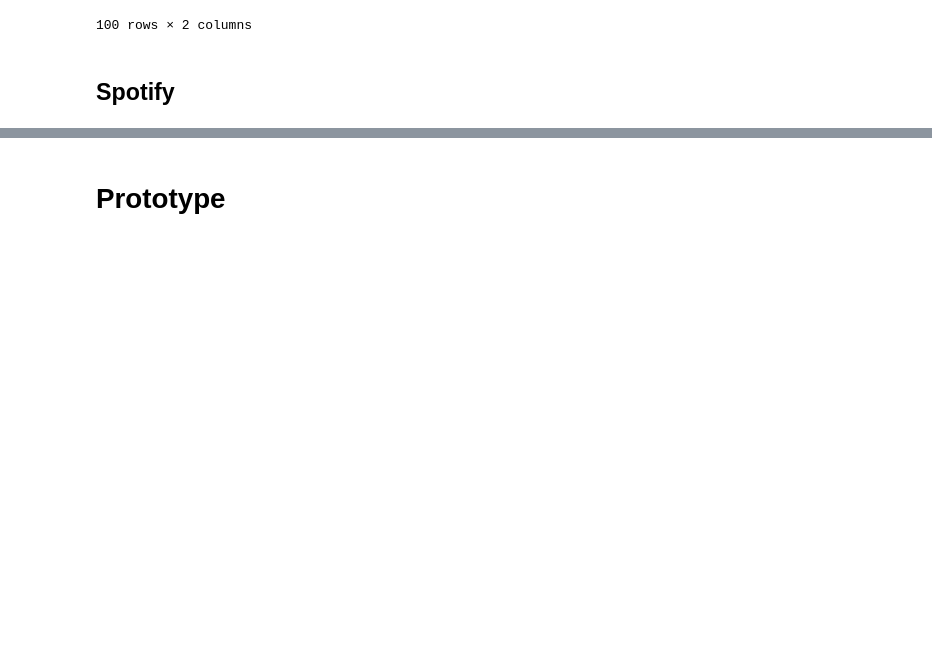
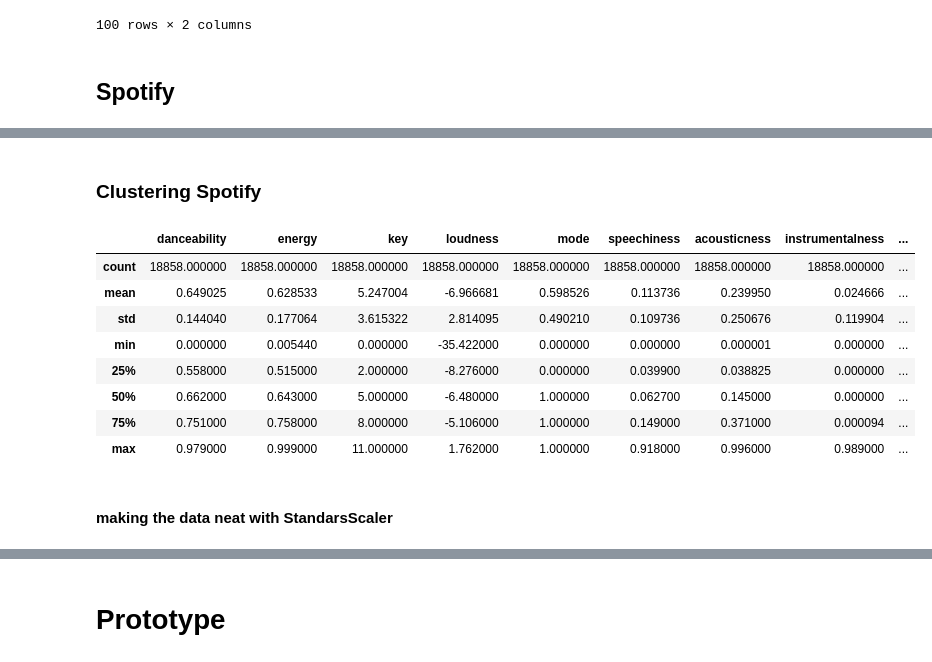
Before and after one commit to Salevo/Gnoosic, a Jupyter notebook: Prototyp App.ipynb, the cells around one changed output, grey strips where cells are left out. Saved outputs shown, nothing was run; the diff lists cells and outputs as text; code cells hidden in the pictures; blank space fills up the shorter version.

```diff
--- a/Prototyp App.ipynb
+++ b/Prototyp App.ipynb
@@ -78,0 +85,2 @@ len(Spotify)
+# %% [markdown]
+### Clustering Spotify
@@ -78,0 +110,14 @@ len(Spotify)
+# %%
+audio_df.describe()
+# %% [output]
+|  | danceability | energy | key | loudness | mode | speechiness | acousticness | instrumentalness | ... |
+| count | 18858.000000 | 18858.000000 | 18858.000000 | 18858.000000 | 18858.000000 | 18858.000000 | 18858.000000 | 18858.000000 | ... |
+| mean | 0.649025 | 0.628533 | 5.247004 | -6.966681 | 0.598526 | 0.113736 | 0.239950 | 0.024666 | ... |
+| std | 0.144040 | 0.177064 | 3.615322 | 2.814095 | 0.490210 | 0.109736 | 0.250676 | 0.119904 | ... |
+| min | 0.000000 | 0.005440 | 0.000000 | -35.422000 | 0.000000 | 0.000000 | 0.000001 | 0.000000 | ... |
+| 25% | 0.558000 | 0.515000 | 2.000000 | -8.276000 | 0.000000 | 0.039900 | 0.038825 | 0.000000 | ... |
+| 50% | 0.662000 | 0.643000 | 5.000000 | -6.480000 | 1.000000 | 0.062700 | 0.145000 | 0.000000 | ... |
+| 75% | 0.751000 | 0.758000 | 8.000000 | -5.106000 | 1.000000 | 0.149000 | 0.371000 | 0.000094 | ... |
+| max | 0.979000 | 0.999000 | 11.000000 | 1.762000 | 1.000000 | 0.918000 | 0.996000 | 0.989000 | ... |
+# %% [markdown]
+#### making the data neat with StandarsScaler
```
Also changed, not shown: parts of 29 cells of this notebook, 2 other files.
